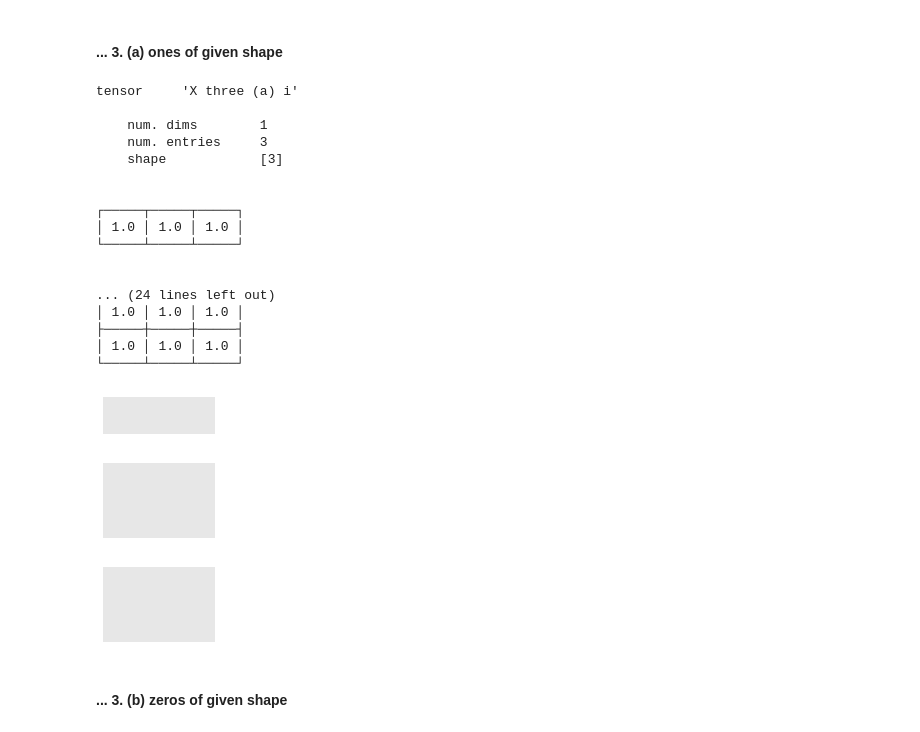
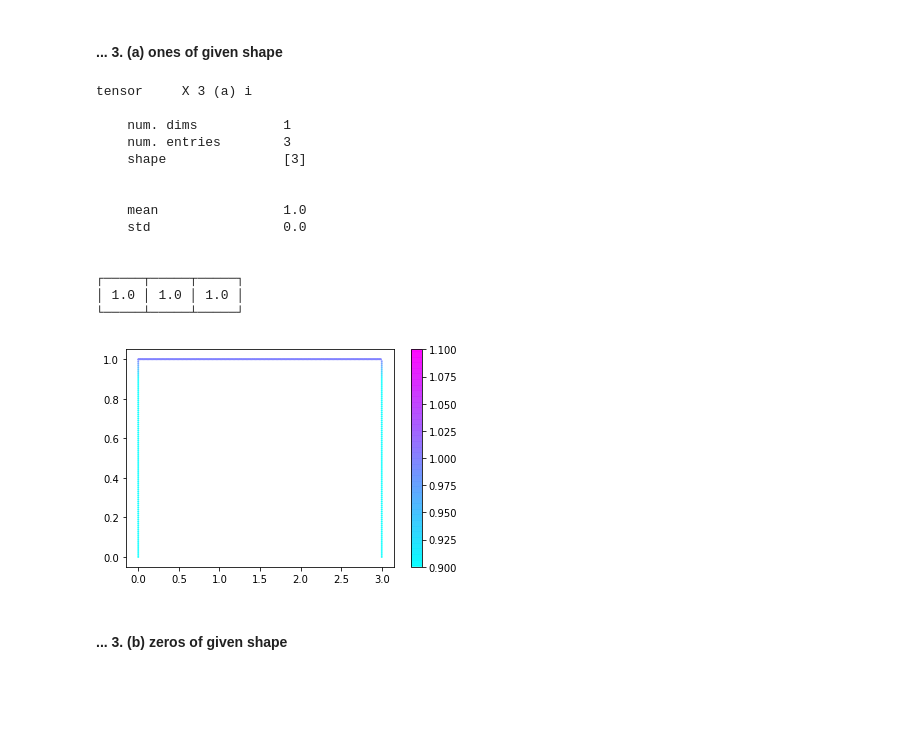
Before and after one commit to the-ninth-wave/geometric-deep-learning, a Jupyter notebook: _notebooks/2021-10-24-GDL2.ipynb, the cells around one changed output. Saved outputs shown, nothing was run; the diff lists cells and outputs as text; code cells hidden in the pictures; blank space fills up the shorter version.

```diff
--- a/_notebooks/2021-10-24-GDL2.ipynb
+++ b/_notebooks/2021-10-24-GDL2.ipynb
@@ -172,2 +120,18 @@ def viz_tens( tens, display_size = 2 ):
+# %%
+def mesh_helper(arr_out, mesh_size):
+
+    M = mesh_size
+
+    x = np.arange(0, len( arr_out ), 1)
+
+    x_mesh = np.arange(0, len( arr_out), 1 / M)
+
+    def y_custom(x_0):
+
+        return arr_out[ np.int( np.floor( x_0 ) ) ]
+
+    y_v = np.vectorize( y_custom )
+
+    return y_v( x_mesh )
 # %% [markdown]
 ___
@@ -292,40 +447,35 @@ shape_dict = {}
 
 shape_dict["i"] = ( 3 )
 
-shape_dict["ii"] = ( 2, 3 )
+# shape_dict["ii"] = ( 2, 3 )
 
-shape_dict["iii"] = ( 2, 3, )
+# shape_dict["iii"] = ( 2, 3, )
 # %% [markdown]
 #### ... 3. (a) ones of given shape
 # %%
 #collapse-hide
 
 for key in shape_dict:
     s = key
     X_3_a = torch.ones(shape_dict[s])
-    info(X_3_a, "'X three (a)'"[:-1] + " " + s + "'" )
-    viz_tens( 25 * X_3_a )
+    info_1d(X_3_a, "X 3 (a)" + " " + s )
+    viz_1d( X_3_a )
 # %% [output]
-tensor     'X three (a) i'
+tensor     X 3 (a) i
 
-    num. dims        1
-    num. entries     3
-    shape            [3]
+    num. dims           1
+    num. entries        3
+    shape               [3]
+
+
+    mean                1.0
+    std                 0.0
 
 
 ┌─────┬─────┬─────┐
 │ 1.0 │ 1.0 │ 1.0 │
 └─────┴─────┴─────┘
-
-
-... (24 lines left out)
-│ 1.0 │ 1.0 │ 1.0 │
-├─────┼─────┼─────┤
-│ 1.0 │ 1.0 │ 1.0 │
-└─────┴─────┴─────┘
-[figure, old version]
+[figure, new version]
-[figure, removed]
-[figure, removed]
 # %% [markdown]
 #### ... 3. (b) zeros of given shape
 # %%
```
Also changed, not shown: parts of 85 cells of this notebook.
